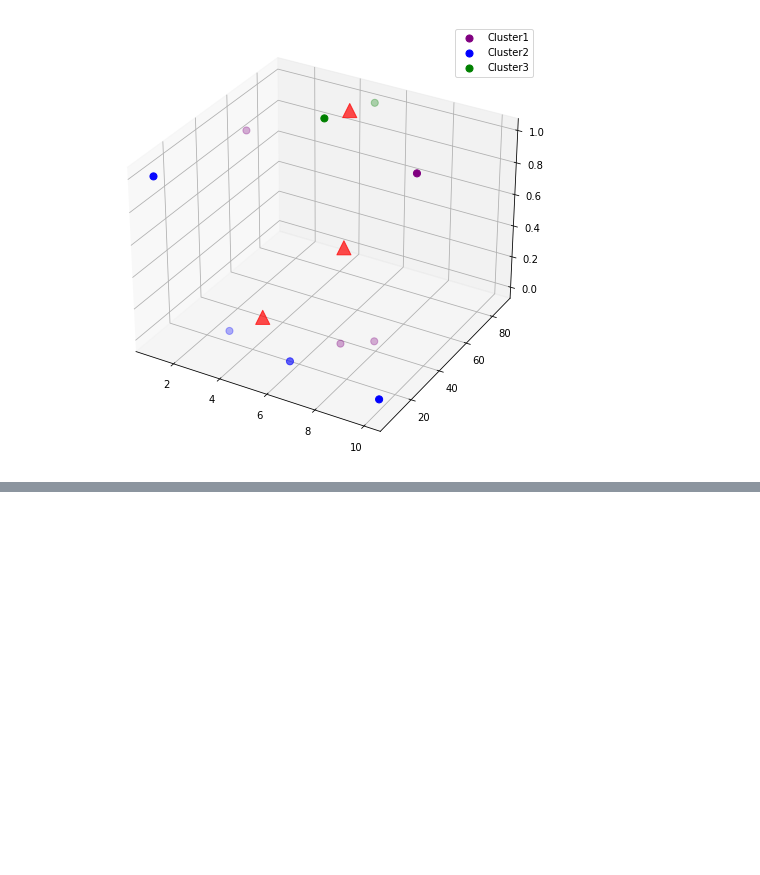
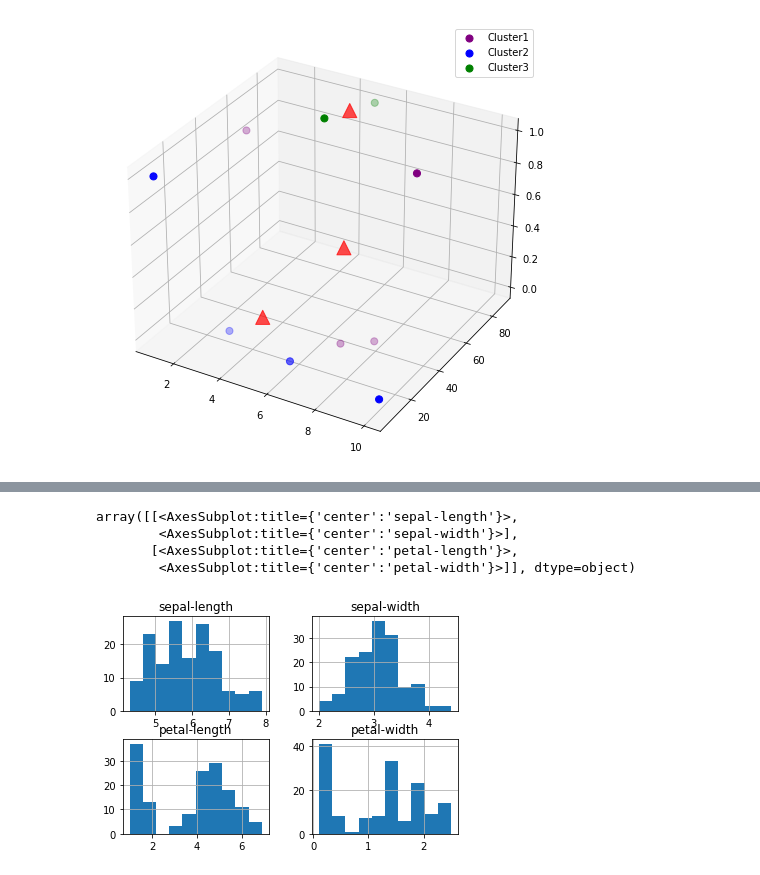
Before and after one commit to comet-602/sklearn, a Jupyter notebook: kmeans.ipynb, the cells around one changed output, grey strips where cells are left out. Saved outputs shown, nothing was run; the diff lists cells and outputs as text; code cells hidden in the pictures; blank space fills up the shorter version.

```diff
--- a/kmeans.ipynb
+++ b/kmeans.ipynb
@@ -116,0 +121,9 @@ ax.scatter(kmeans.cluster_centers_[:,0],kmeans.cluster_centers_[:,1],kmeans.clus
+# %%
+np.random.seed(5)  # 設定隨機種子
+
+iris = datasets.load_iris()  # 鳶尾花資料集
+X = iris.data   # 花的四種特徵
+print("iris.data", X.shape)
+
+y = iris.target  # 花的種類
+print("iris.target", y.shape)
@@ -116,0 +133,6 @@ ax.scatter(kmeans.cluster_centers_[:,0],kmeans.cluster_centers_[:,1],kmeans.clus
+# %%
+columns = ['sepal-length', 'sepal-width', 'petal-length', 'petal-width', 'class']
+df_iris = pd.concat([pd.DataFrame(iris.data),pd.DataFrame(iris.target)],axis=1)
+df_iris.columns = columns
+df_iris = df_iris.iloc[:,0:4]
+df_iris
@@ -116,0 +153,8 @@ ax.scatter(kmeans.cluster_centers_[:,0],kmeans.cluster_centers_[:,1],kmeans.clus
+# %%
+df_iris.hist()
+# %% [output]
+array([[<AxesSubplot:title={'center':'sepal-length'}>,
+        <AxesSubplot:title={'center':'sepal-width'}>],
+       [<AxesSubplot:title={'center':'petal-length'}>,
+        <AxesSubplot:title={'center':'petal-width'}>]], dtype=object)
+[figure, added]
```
Also changed, not shown: parts of 14 cells of this notebook, 1 other file.
